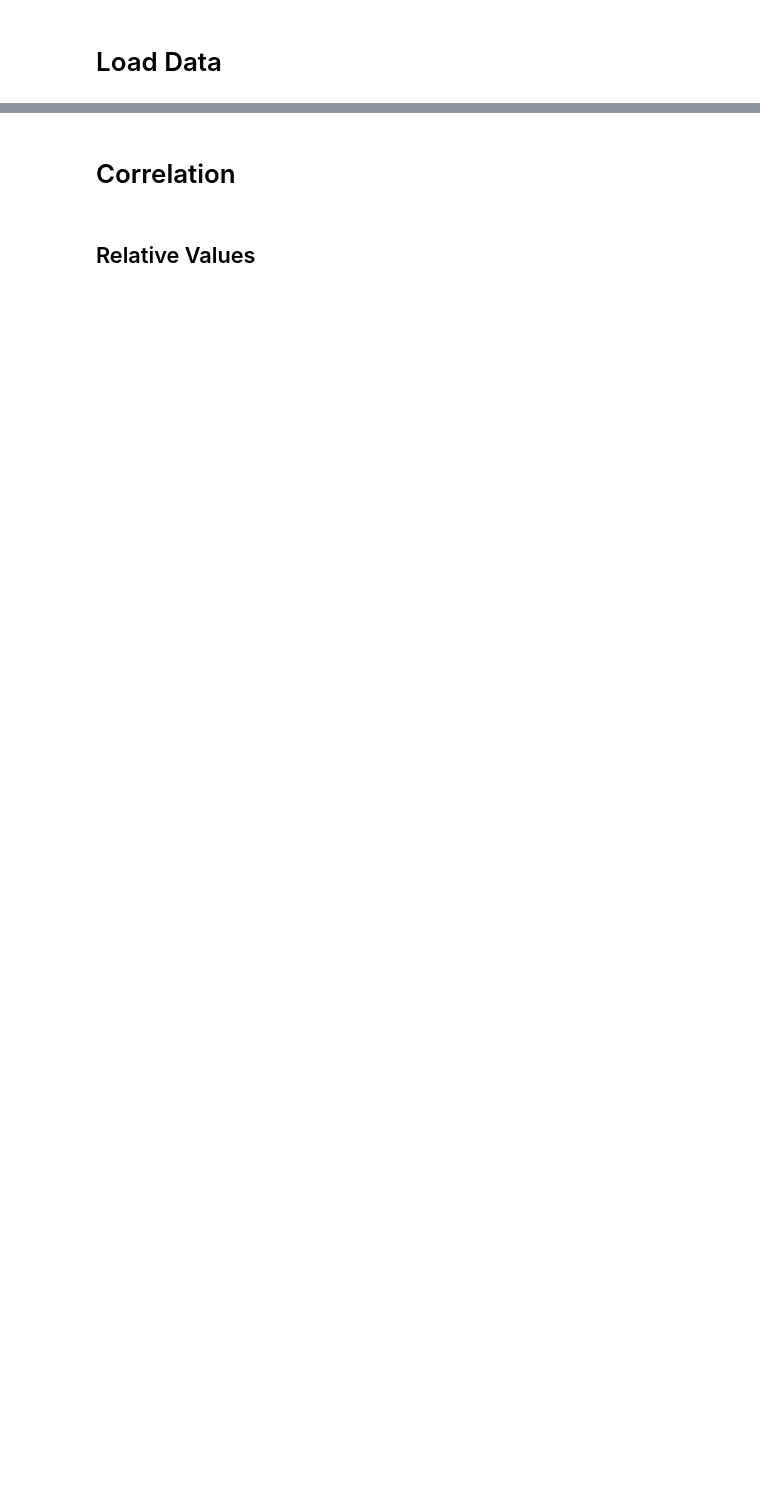
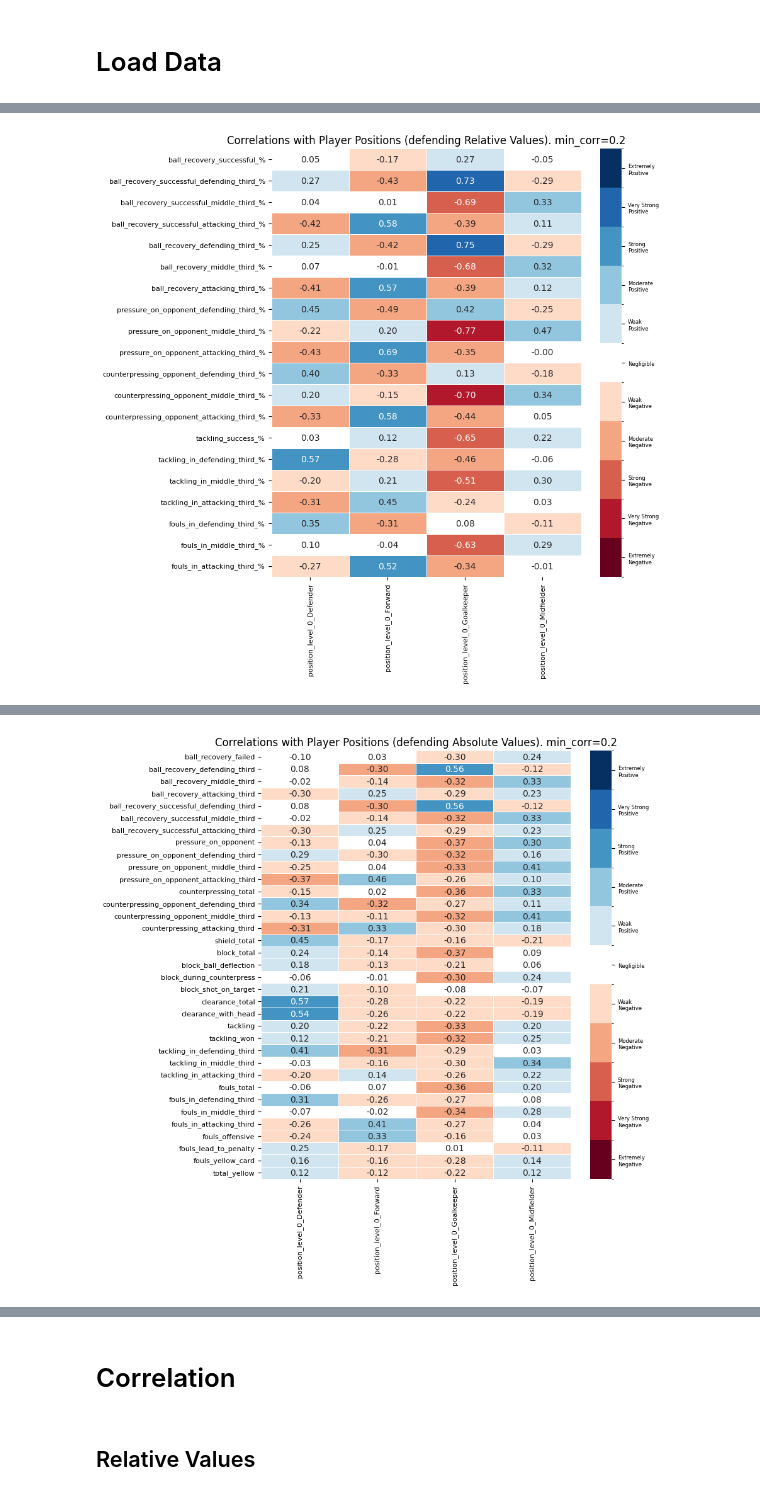
Before and after one commit to allorenz/football-player-similarity, a Jupyter notebook: src/notebooks/eda/eda_defending.ipynb, the cells around one changed output, grey strips where cells are left out. Drawn from its saved outputs; the diff is of its cells as text; code cells hidden in the pictures; blank space fills up the shorter version.

```diff
--- a/src/notebooks/eda/eda_defending.ipynb
+++ b/src/notebooks/eda/eda_defending.ipynb
@@ -3,41 +108,42 @@
 # %%
-import pandas as pd
-from pathlib import Path
 
-PROJECT_ROOT_DIR = Path.cwd().parent.parent.parent
-PROJECT_ROOT_DIR
+for d in ["defending","possession", "passing", "shooting", "goal_keeping"]:
+    # load
+    df_defending = pd.read_csv(f"{PROJECT_ROOT_DIR}/data/new_approach/{d}_ex.csv", dtype={"player_id":"int32"})
+    df_defending = df_defending.set_index("player_id")
+    # df_defending
 
-file_paths_defending  = ["/data/processed/bundesliga/defending.csv",
-               "/data/processed/la_liga/defending.csv",
-               "/data/processed/ligue_1/defending.csv",
-               "/data/processed/premier_league/defending.csv",
-               "/data/processed/serie_a/defending.csv",
-               ]
+    # merge
+    df = pd.merge(left=df_standard_stats[["position_level_0", "position_level_1", "position_level_2", "match_played","minutes_played"]],
+            right=df_defending,
+            left_index=True,
+            right_index=True,
+            how="left")
 
-file_paths_standard_stats  = ["/data/standard_stats_bundesliga.csv",
-            "/data/standard_stats_la_liga.csv",
-            "/data/standard_stats_ligue_1.csv",
-            "/data/standard_stats_premier_league.csv",
-            "/data/standard_stats_serie_a.csv",
-               ]
+    # masking
+    # keep in defedning only players with min. matches played
+    requirement_mask = (df["match_played"] > 1) & (df["minutes_played"] > 90)
+    defending_columns = list(df_defending.columns) + ["position_level_0", "position_level_1", "position_level_2"]
+    df_defending = df.loc[requirement_mask, defending_columns]
+    df = df.loc[requirement_mask, :]
 
-PROJECT_ROOT_DIR
+    target_column = "position_level_0"
+    columns_relative_values = [col for col in df.columns if col.endswith("_%") and col != target_column]
+    columns_absolute_values = [col for col in df.columns if not col.endswith("_%") and not col.endswith("_per_match") and col != target_column and col != "match_played" and col != "minutes_played" and col != "team"]
 
-defending = pd.DataFrame()
+    # plot reletive values
+    df_columns_relative_values = df_defending[columns_relative_values].round(4)
+    df_columns_relative_values['position_level_0'] = df_defending['position_level_0'].astype('category')
+    min_corr = 0.2
+    position_corr = compute_position_correlations(df_columns_relative_values, position_col='position_level_0', min_abs_corr=min_corr)
+    print(position_corr.index)
+    plot_custom_correlation_heatmap(position_corr, title=f'Correlations with Player Positions ({d} Relative Values). min_corr={min_corr}')
 
-# Loop through each file, load the DataFrame, and concatenate
-for file in file_paths_defending:
-    temp_df = pd.read_csv(f"{PROJECT_ROOT_DIR}{file}")  # Load DataFrame from CSV file
-    defending = pd.concat([defending, temp_df], ignore_index=True)
-defending = defending.set_index("player")
-
-standard_stats = pd.DataFrame()
-
-# Loop through each file, load the DataFrame, and concatenate
-for file in file_paths_standard_stats:
-    temp_df = pd.read_csv(f"{PROJECT_ROOT_DIR}{file}")  # Load DataFrame from CSV file
-    standard_stats = pd.concat([standard_stats, temp_df], ignore_index=True)
-standard_stats = standard_stats.set_index("player")
-
-defending
+    # plot abosolute values
+    df_absolute_values = df_defending[columns_absolute_values].round(4)
+    df_absolute_values['position_level_0'] = df_defending['position_level_0'].astype('category')
+    min_corr=0.2
+    position_corr = compute_position_correlations(df_absolute_values, position_col='position_level_0', min_abs_corr=min_corr)
+    print(position_corr.index)
+    plot_custom_correlation_heatmap(position_corr,title=f'Correlations with Player Positions ({d} Absolute Values). min_corr={min_corr}')
 # %% [output]
@@ -57,0 +166 @@ defending
+[figure, added]
@@ -57,0 +186 @@ defending
+[figure, added]
```
Also changed, not shown: parts of 8 cells of this notebook, 7 other files.
